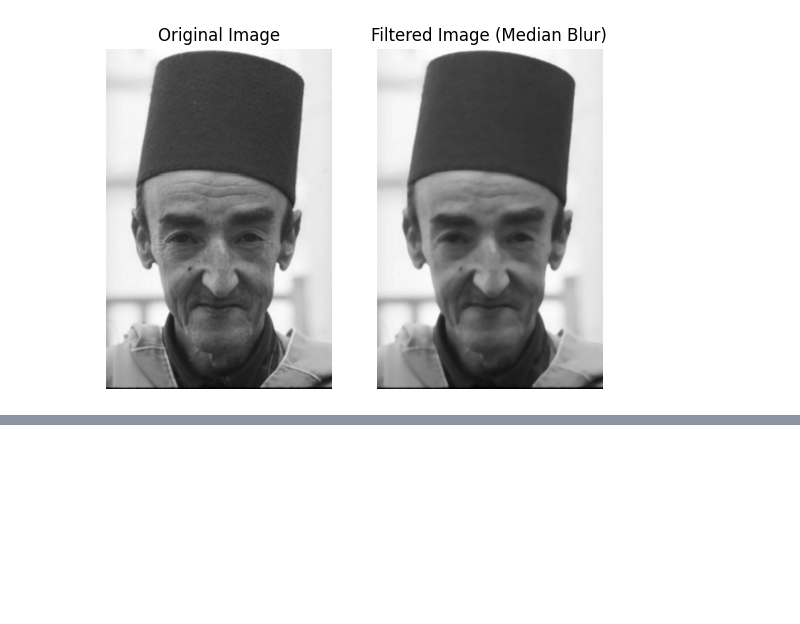
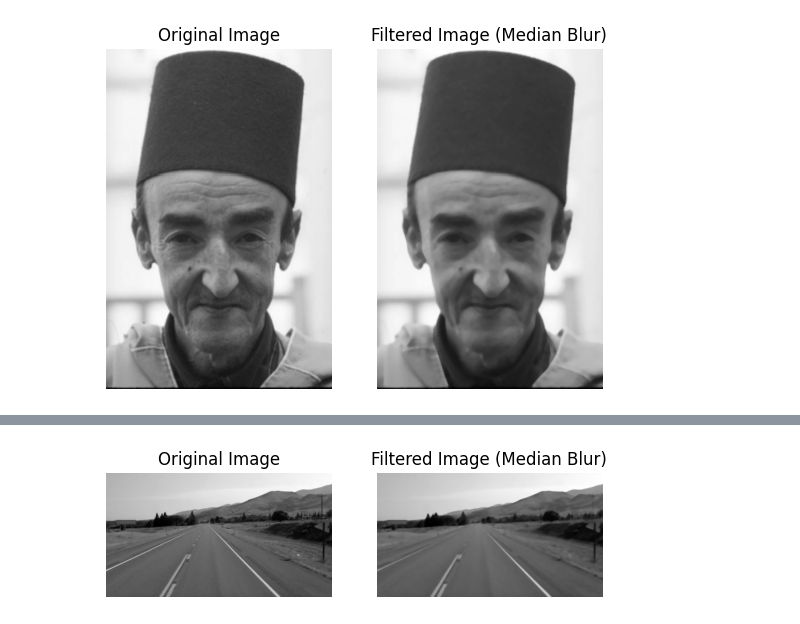
Before and after one commit to shadyalattarr/Computer-Vision-Assignment-1, a Jupyter notebook: Untitled-1.ipynb, the cells around one changed output, grey strips where cells are left out. Cells and saved outputs as stored; diff of their text form; code cells hidden in the pictures; blank space fills up the shorter version.

```diff
--- a/Untitled-1.ipynb
+++ b/Untitled-1.ipynb
@@ -224,0 +247,19 @@ plt.axis('off')
+# %%
+# median
+median_img = cv2.medianBlur(gray_img, 5)
+
+# Display the images
+# original gray image
+plt.subplot(1, 2, 1)
+plt.imshow(gray_img, cmap='gray')
+plt.title("Original Image")
+plt.axis('off')
+#image after median blur
+plt.subplot(1, 2, 2)
+plt.imshow(median_img, cmap='gray')
+plt.title("Filtered Image (Median Blur)")
+plt.axis('off')
+
+plt.show()
+# %% [output]
+[figure, added]
```
Also changed, not shown: parts of 9 cells of this notebook, 2 other files.
